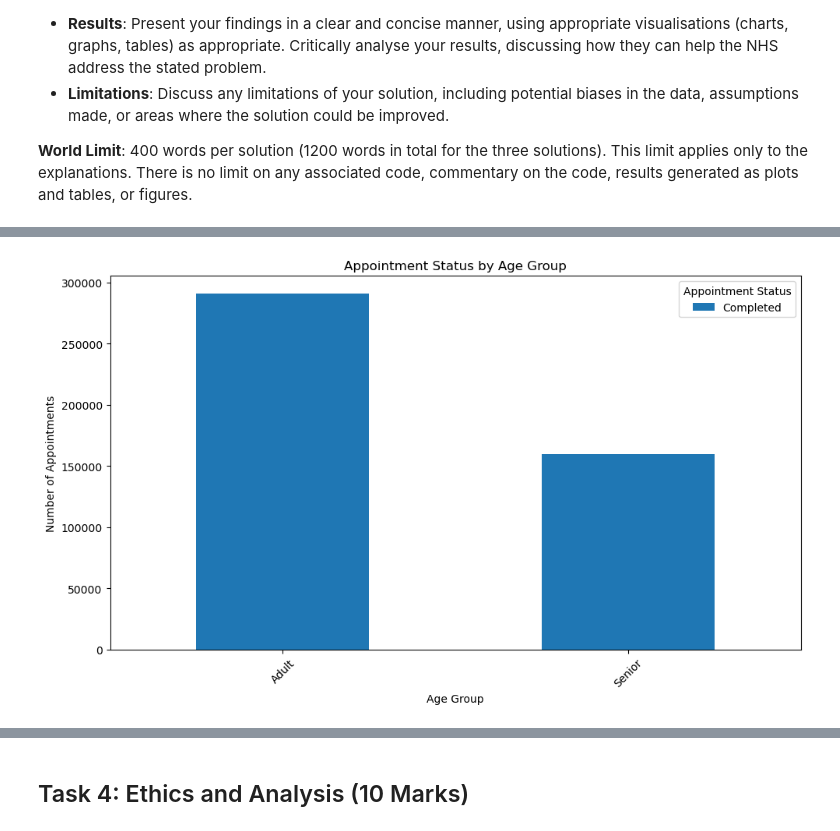
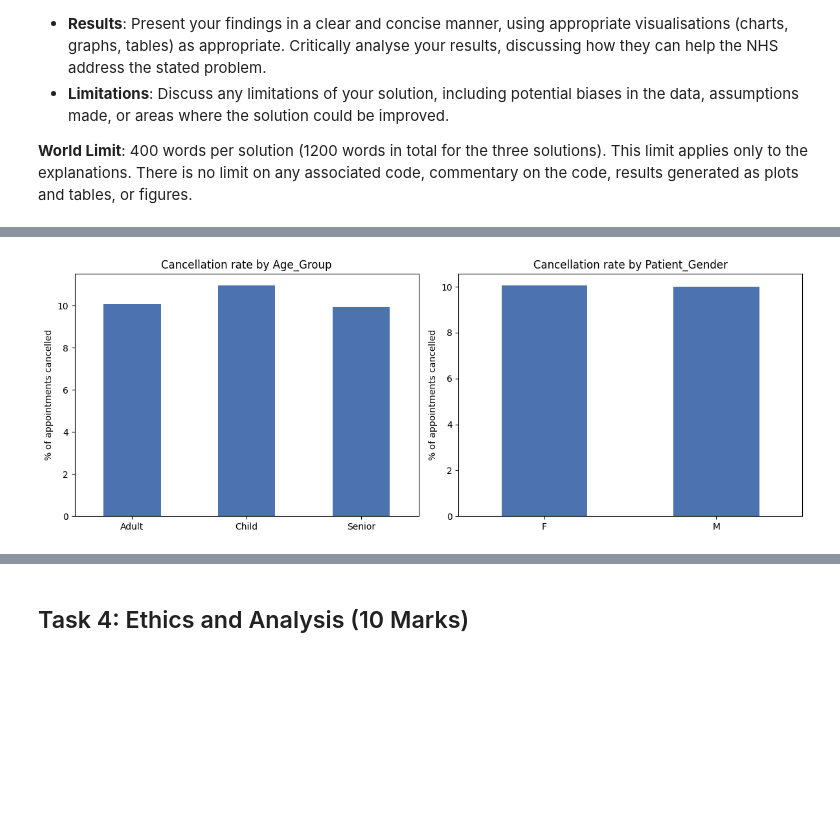
Before and after one commit to JeslyP/NHS-Data-Science-Project-, a Jupyter notebook: DATA Assessment 2024-25.ipynb, the cells around one changed output, grey strips where cells are left out. Drawn from its saved outputs; the diff is of its cells as text; code cells hidden in the pictures; blank space fills up the shorter version.

```diff
--- a/DATA Assessment 2024-25.ipynb
+++ b/DATA Assessment 2024-25.ipynb
@@ -1112,87 +1114,56 @@ The Chie-square test is appropriate fpr analyzing correlation between variables
 ### Implementation
 # %%
 import sqlite3
+import numpy as np
 import pandas as pd
 from scipy.stats import chi2_contingency
 import matplotlib.pyplot as plt
-import seaborn as sns
 
-# Connect to the database
 conn = sqlite3.connect('NHSDBB.DB')
 
-# Query to extract relevant data
 query = """
 SELECT
     a.Appointment_Status,
     p.Patient_Gender,
     CASE
-        WHEN strftime('%Y', 'now') - strftime('%Y', p.Patient_Date_Of_Birth) < 18 THEN 'Child'
-        WHEN strftime('%Y', 'now') - strftime('%Y', p.Patient_Date_Of_Birth) BETWEEN 18 AND 65 THEN 'Adult'
+        WHEN CAST(strftime('%Y', a.Appointment_Date) AS INT) - CAST(strftime('%Y', p.Patient_Date_Of_Birth) AS INT) < 18 THEN 'Child'
+        WHEN CAST(strftime('%Y', a.Appointment_Date) AS INT) - CAST(strftime('%Y', p.Patient_Date_Of_Birth) AS INT) <= 65 THEN 'Adult'
         ELSE 'Senior'
     END AS Age_Group,
-    h.Hospital_Name
+    h.Hospital_Name,
+    d.Department_Name,
+    CAST(strftime('%w', a.Appointment_Date) AS INT) AS Weekday,
+    CAST(substr(a.Appointment_Time, 1, 2) AS INT) AS Hour
 FROM Appointment a
 JOIN Patient p ON a.Patient_ID = p.Patient_ID
 JOIN Hospital h ON a.Hospital_ID = h.Hospital_ID
-WHERE a.Appointment_Status IN ('No-Show', 'Completed');
+JOIN Department d ON a.Department_ID = d.Department_ID
+WHERE a.Appointment_Status IN ('Cancelled', 'Completed');
 """
+data = pd.read_sql_query(query, conn)
+conn.close()
 
+print(f"Appointments analysed: {len(data):,}")
+print(f"Overall cancellation rate: {(data['Appointment_Status'] == 'Cancelled').mean():.2%}\n")
 
-data = pd.read_sql_query(query, conn)
+# Chi-square test + Cramér's V for each factor
+results = []
+for factor in ['Age_Group', 'Patient_Gender', 'Weekday', 'Hour', 'Department_Name', 'Hospital_Name']:
+    table = pd.crosstab(data[factor], data['Appointment_Status'])
+    chi2, p, dof, _ = chi2_contingency(table)
+    v = np.sqrt(chi2 / (table.values.sum() * (min(table.shape) - 1)))
+    results.append({'Factor': factor, 'Chi2': round(chi2, 2), 'dof': dof, 'p_value': round(p, 4), 'Cramers_V': round(v, 4)})
+print(pd.DataFrame(results).to_string(index=False))
 
-# Create a contingency table
-contingency_table = pd.crosstab(data['Age_Group'], data['Appointment_Status'])
-
-# Perform chi-square test
-chi2, p, dof, expected = chi2_contingency(contingency_table)
-
-print(f"Chi-Square Statistic: {chi2}, p-value: {p}")
-
-# Visualize the contingency table
-contingency_table.plot(kind='bar', stacked=True, figsize=(10, 6))
-plt.title('Appointment Status by Age Group')
-plt.xlabel('Age Group')
-plt.ylabel('Number of Appointments')
-plt.xticks(rotation=45)
-plt.legend(title='Appointment Status')
+# Cancellation rate by age group and gender
+fig, axes = plt.subplots(1, 2, figsize=(12, 4.5))
+for ax, factor in zip(axes, ['Age_Group', 'Patient_Gender']):
+    rate = data.groupby(factor)['Appointment_Status'].apply(lambda s: (s == 'Cancelled').mean() * 100)
+    rate.plot(kind='bar', ax=ax, color='#4C72B0')
+    ax.set_title(f'Cancellation rate by {factor}')
+    ax.set_ylabel('% of appointments cancelled')
+    ax.set_xlabel('')
+    ax.tick_params(axis='x', rotation=0)
 plt.tight_layout()
 plt.show()
-
-# You can also visualize other relationships, for example, Gender vs. Appointment_Status
-contingency_table_gender = pd.crosstab(data['Patient_Gender'], data['Appointment_Status'])
-chi2_gender, p_gender, dof_gender, expected_gender = chi2_contingency(contingency_table_gender)
-print(f"\nGender vs Appointment Status Chi-Square Statistic: {chi2_gender}, p-value: {p_gender}")
-
-contingency_table_gender.plot(kind='bar', stacked=True, figsize=(8, 5))
-plt.title('Appointment Status by Gender')
-plt.xlabel('Gender')
-plt.ylabel('Number of Appointments')
-plt.xticks(rotation=0)
-plt.legend(title='Appointment Status')
-plt.tight_layout()
-plt.show()
-
-# And Hospital_Name vs. Appointment_Status
-contingency_table_hospital = pd.crosstab(data['Hospital_Name'], data['Appointment_Status'])
-# Perform chi-square test if there are enough samples per hospital, otherwise just visualize
-# For brevity, chi-square test is omitted here but can be added if needed.
-
-# Limit the number of hospitals to the top 10 by total appointments
-top_hospitals = contingency_table_hospital.sum(axis=1).nlargest(10).index
-filtered_hospital_table = contingency_table_hospital.loc[top_hospitals]
-
-# Normalize the filtered contingency table for better comparison
-filtered_hospital_table_normalized = filtered_hospital_table.apply(lambda x: x * 100 / sum(x), axis=1)
-
-# Plot the filtered normalized data
-filtered_hospital_table_normalized.plot(kind='bar', stacked=True, figsize=(12, 7))
-plt.title('Appointment Status by Top 10 Hospitals (Normalized %)')
-plt.xlabel('Hospital Name')
-plt.ylabel('Percentage of Appointments')
-plt.xticks(rotation=45, ha='right')
-plt.legend(title='Appointment Status')
-plt.tight_layout()
-plt.show()
-
-conn.close()
 # %% [output]
@@ -1200 +1180 @@ Chi-Square Statistic: 0.0, p-value: 1.0
-[figure, old version]
+[figure, new version]
```
Also changed, not shown: parts of 10 cells of this notebook, 3 other files.
